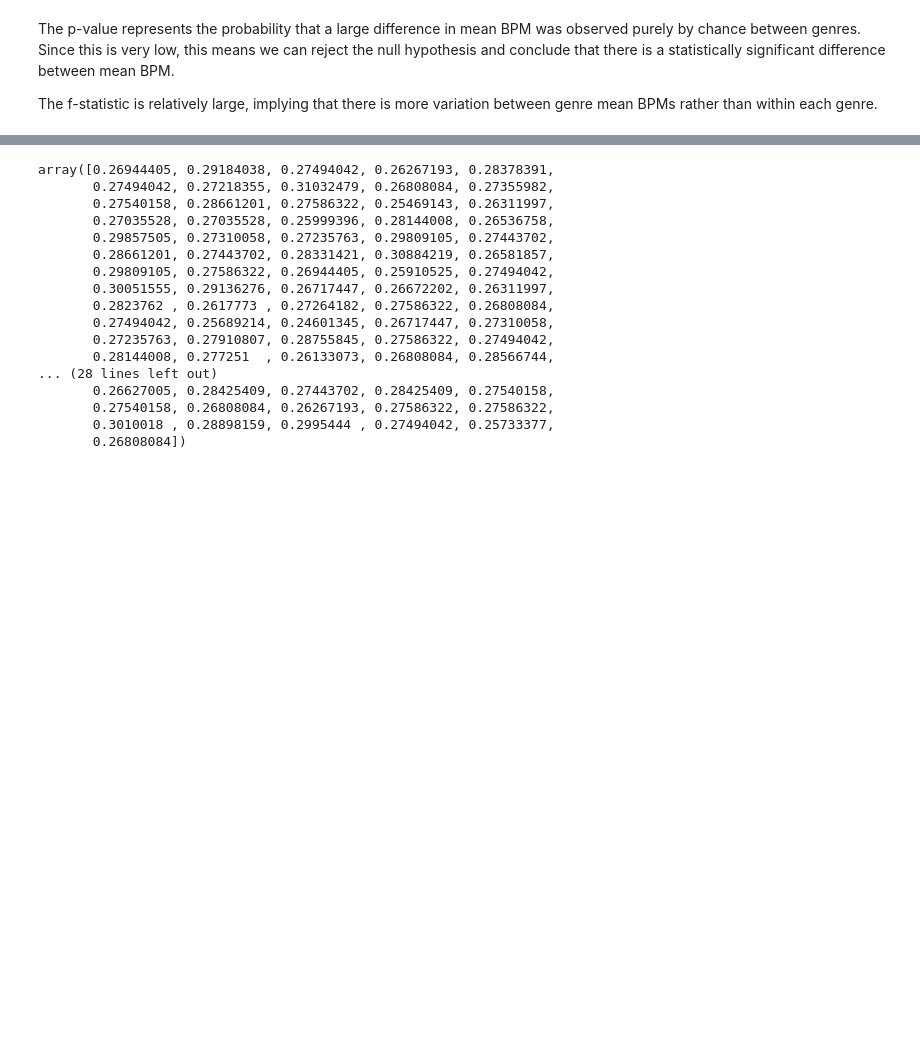
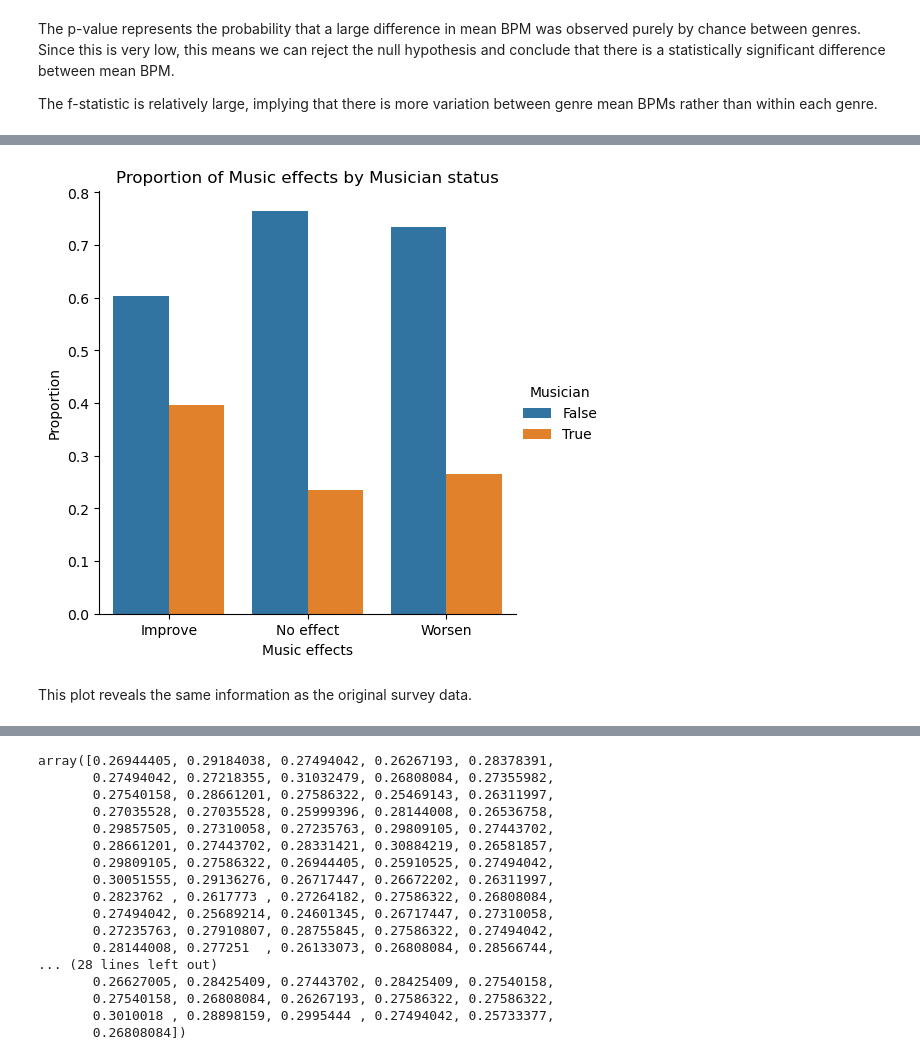
Before and after one commit to ajamkotc/music_therapy_capstone, a Jupyter notebook: notebooks/exploratory-data-analysis.ipynb, the cells around one changed output, grey strips where cells are left out. Cells and saved outputs as stored; diff of their text form; code cells hidden in the pictures; blank space fills up the shorter version.

```diff
--- a/notebooks/exploratory-data-analysis.ipynb
+++ b/notebooks/exploratory-data-analysis.ipynb
@@ -99,0 +169,5 @@ The f-statistic is relatively large, implying that there is more variation betwe
+# %%
+# Bootstrap data with n=2,000
+
+bootstrapped_survey = pd.concat([survey_df, survey_df.sample(n=2000, replace=True, random_state=random_state)])
+bootstrapped_survey.shape
@@ -99,0 +176,9 @@ The f-statistic is relatively large, implying that there is more variation betwe
+# %%
+# Calculate proportions in bootstrapped data
+
+counts = bootstrapped_survey.groupby(['Music effects', 'Musician']).size().reset_index(name='Count')
+totals = bootstrapped_survey.groupby('Music effects')['Musician'].count().reset_index(name='Total')
+merged_df = pd.merge(counts, totals)
+merged_df['Proportion'] = (merged_df['Count'] / merged_df['Total'])
+
+merged_df
@@ -99,0 +193,12 @@ The f-statistic is relatively large, implying that there is more variation betwe
+# %%
+# Plot data
+
+sns.catplot(data=merged_df, x='Music effects', y='Proportion', hue='Musician', kind='bar')
+
+plt.title('Proportion of Music effects by Musician status')
+
+plt.show()
+# %% [output]
+[figure, added]
+# %% [markdown]
+This plot reveals the same information as the original survey data.
```
Also changed, not shown: parts of 38 cells of this notebook, 1 other file.
